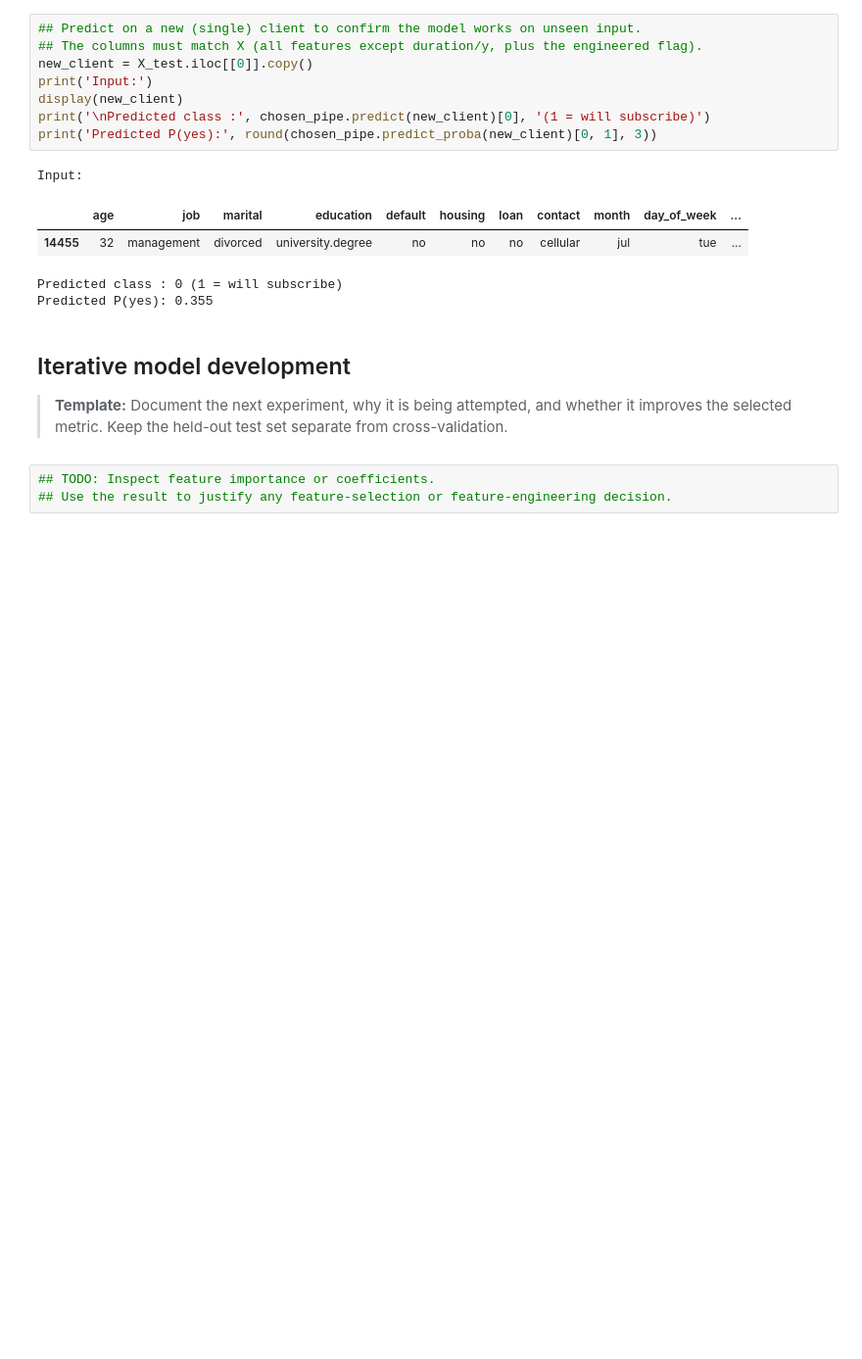
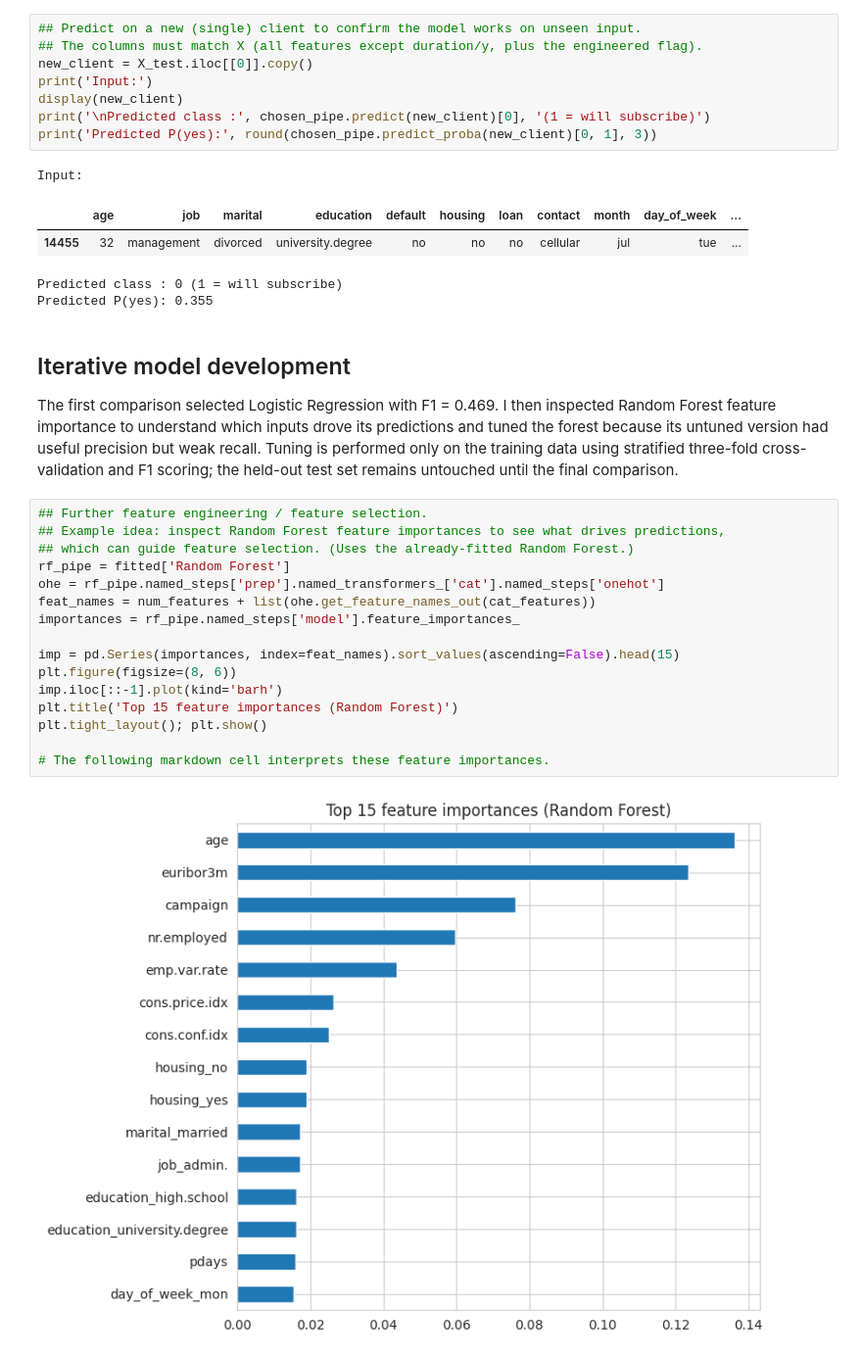
Before and after one commit to SethNeon/mldp-bank-marketing, a Jupyter notebook: MLDP_Bank_Marketing.ipynb.ipynb, the cells around one changed output. Shown at 98% size. Drawn from its saved outputs; the diff is of its cells as text; blank space fills up the shorter version.

```diff
--- a/MLDP_Bank_Marketing.ipynb.ipynb
+++ b/MLDP_Bank_Marketing.ipynb.ipynb
@@ -667,13 +667,32 @@ Input:
 Predicted class : 0 (1 = will subscribe)
 Predicted P(yes): 0.355
 # %% [markdown]
+
 ## Iterative model development
 
-> **Template:** Document the next experiment, why it is being attempted, and whether it
-> improves the selected metric. Keep the held-out test set separate from cross-validation.
+The first comparison selected Logistic Regression with F1 = 0.469. I then inspected Random
+Forest feature importance to understand which inputs drove its predictions and tuned the forest
+because its untuned version had useful precision but weak recall. Tuning is performed only on
+the training data using stratified three-fold cross-validation and F1 scoring; the held-out test
+set remains untouched until the final comparison.
 # %%
-## TODO: Inspect feature importance or coefficients.
-## Use the result to justify any feature-selection or feature-engineering decision.
+## Further feature engineering / feature selection.
+## Example idea: inspect Random Forest feature importances to see what drives predictions,
+## which can guide feature selection. (Uses the already-fitted Random Forest.)
+rf_pipe = fitted['Random Forest']
+ohe = rf_pipe.named_steps['prep'].named_transformers_['cat'].named_steps['onehot']
+feat_names = num_features + list(ohe.get_feature_names_out(cat_features))
+importances = rf_pipe.named_steps['model'].feature_importances_
+
+imp = pd.Series(importances, index=feat_names).sort_values(ascending=False).head(15)
+plt.figure(figsize=(8, 6))
+imp.iloc[::-1].plot(kind='barh')
+plt.title('Top 15 feature importances (Random Forest)')
+plt.tight_layout(); plt.show()
+
+# The following markdown cell interprets these feature importances.
+# %% [output]
+[figure, added]
 # %% [markdown]
 ### Feature-importance interpretation
 
```
Also changed, not shown: parts of 6 cells of this notebook.
